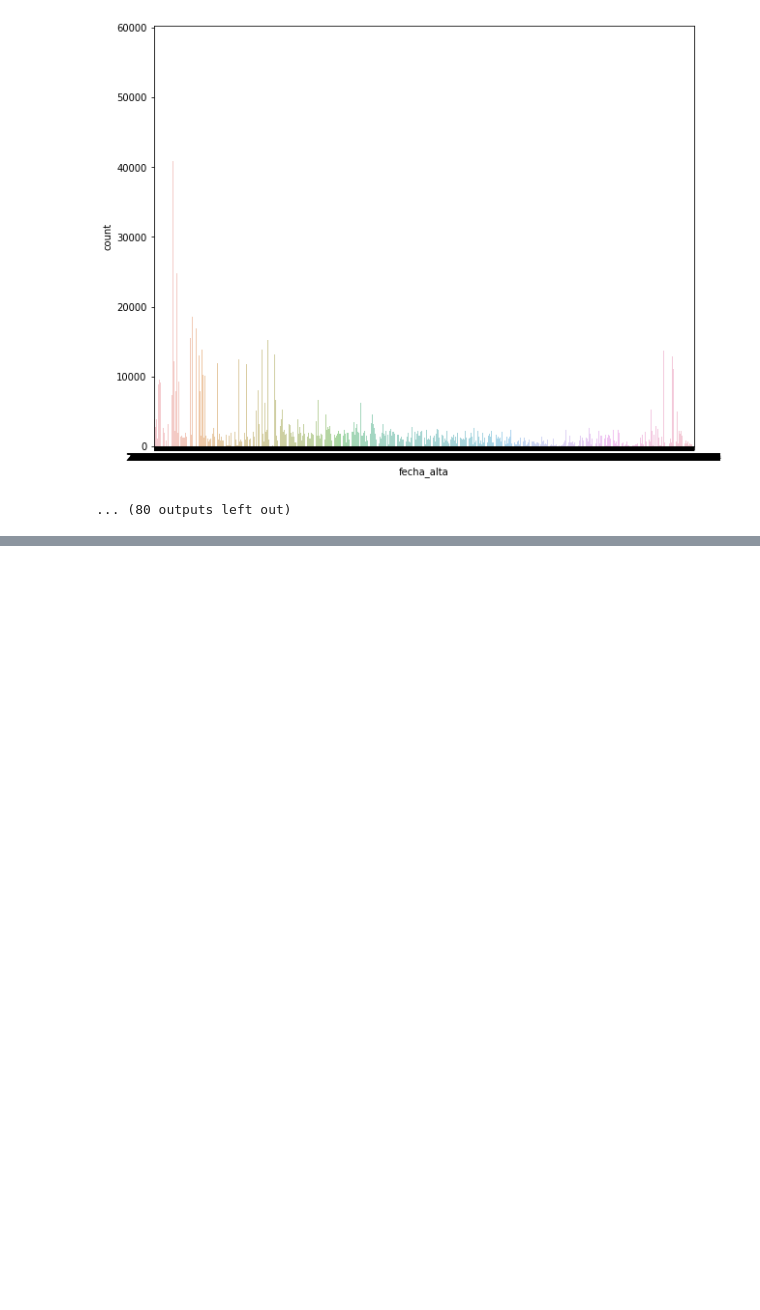
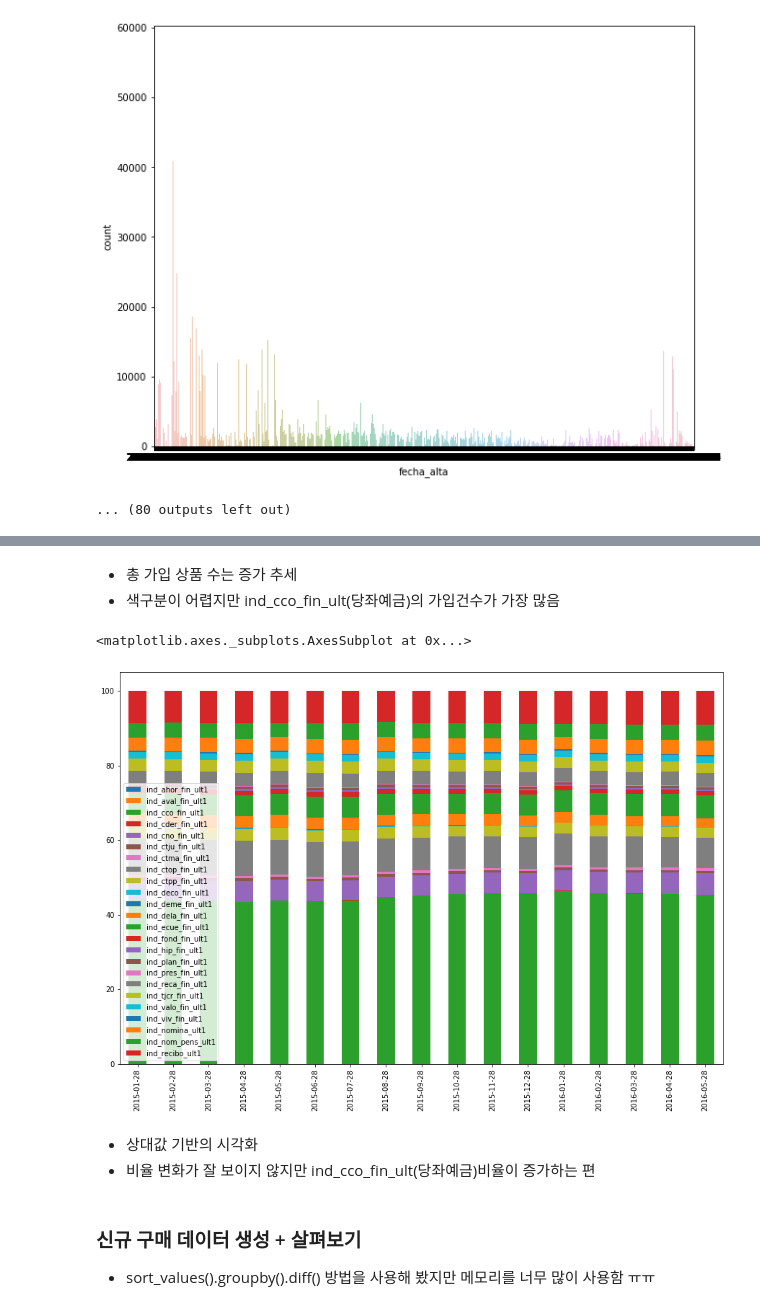
Before and after one commit to 12jeong/Kaggle-beginner, a Jupyter notebook: Santander-Product-Recommendation-Competition/EDA.ipynb, the cells around one changed output, grey strips where cells are left out. Saved outputs shown, nothing was run; the diff lists cells and outputs as text; code cells hidden in the pictures; blank space fills up the shorter version.

```diff
--- a/Santander-Product-Recommendation-Competition/EDA.ipynb
+++ b/Santander-Product-Recommendation-Competition/EDA.ipynb
@@ -257,0 +305,18 @@ col: fecha_alta
+# %% [markdown]
+- 총 가입 상품 수는 증가 추세
+- 색구분이 어렵지만 ind_cco_fin_ult(당좌예금)의 가입건수가 가장 많음
+# %%
+label_over_time_df2 = label_over_time_df.apply(lambda x: 100*x/x.sum(), axis=1)
+label_over_time_df2.index = months
+label_over_time_df2.columns = prod_cols
+plt.rcParams["figure.figsize"] = (15,10)
+label_over_time_df2.plot.bar(stacked=True) # stacked bar chart by pandas
+# %% [output]
+<matplotlib.axes._subplots.AxesSubplot at 0x...>
+[figure, added]
+# %% [markdown]
+- 상대값 기반의 시각화
+- 비율 변화가 잘 보이지 않지만 ind_cco_fin_ult(당좌예금)비율이 증가하는 편
+# %% [markdown]
+### 신규 구매 데이터 생성 + 살펴보기
+- sort_values().groupby().diff() 방법을 사용해 봤지만 메모리를 너무 많이 사용함 ㅠㅠ
```
Also changed, not shown: parts of 42 cells of this notebook.
